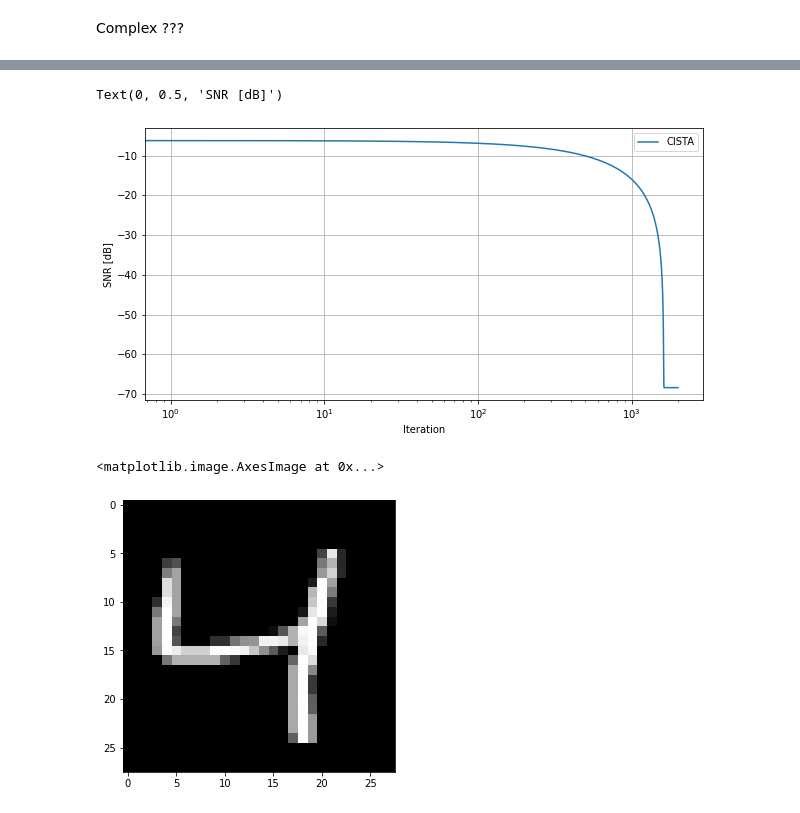
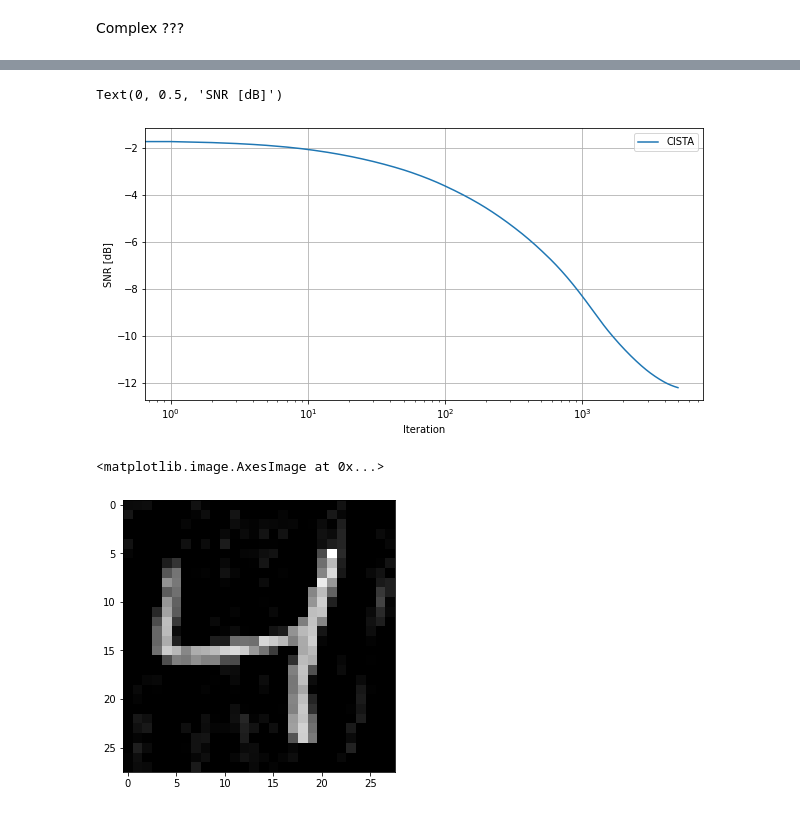
Before and after one commit to Albly/Sparce_image_reconstruction, a Jupyter notebook: notebooks/tests.ipynb, the cells around one changed output, grey strips where cells are left out. Cells and saved outputs as stored; diff of their text form; code cells hidden in the pictures.

```diff
--- a/notebooks/tests.ipynb
+++ b/notebooks/tests.ipynb
@@ -227,7 +238,13 @@ def get_RIP_FFT(M,N):
     idxs = torch.randperm(N)[:M]       # randomly choose M rows from N-size DFT matrix
     return F[idxs,:]
 
+def get_sparcity(x):
+    zeros = len(x[x < 0.01])
+    return zeros/len(x)
 
-A = get_RIP_FFT(500,784)
+M = 200
+N = 784
+
+A = get_RIP_FFT(M,N)
 # %%
 x = x.type(torch.complex128)
@@ -262,21 +275,21 @@ def ista_denoise_c(y,A,x, lambd, iterations):
 
     return x_hat, torch.tensor(metric)
 # %%
-x_hat, nmses = ista_denoise_c(y, A,x, 0.05, 2000)
+x_hat, nmses = ista_denoise_c(y, A,x, 1.979, 5000)
 plt.figure(figsize = (10,5))
 plt.plot(toDb(nmses), label ='CISTA')
 
 plt.xscale('log')
 plt.grid()
 plt.legend()
 plt.xlabel('Iteration')
 plt.ylabel('SNR [dB]')
 # %% [output]
 Text(0, 0.5, 'SNR [dB]')
-[figure, old version]
+[figure, new version]
 # %%
 plt.figure(figsize=(30,5))
 plt.imshow(x_hat.real.reshape(28,28), cmap = 'gray')
 # %% [output]
 <matplotlib.image.AxesImage at 0x...>
-[figure, old version]
+[figure, new version]
```
Also changed, not shown: parts of 6 cells of this notebook.
